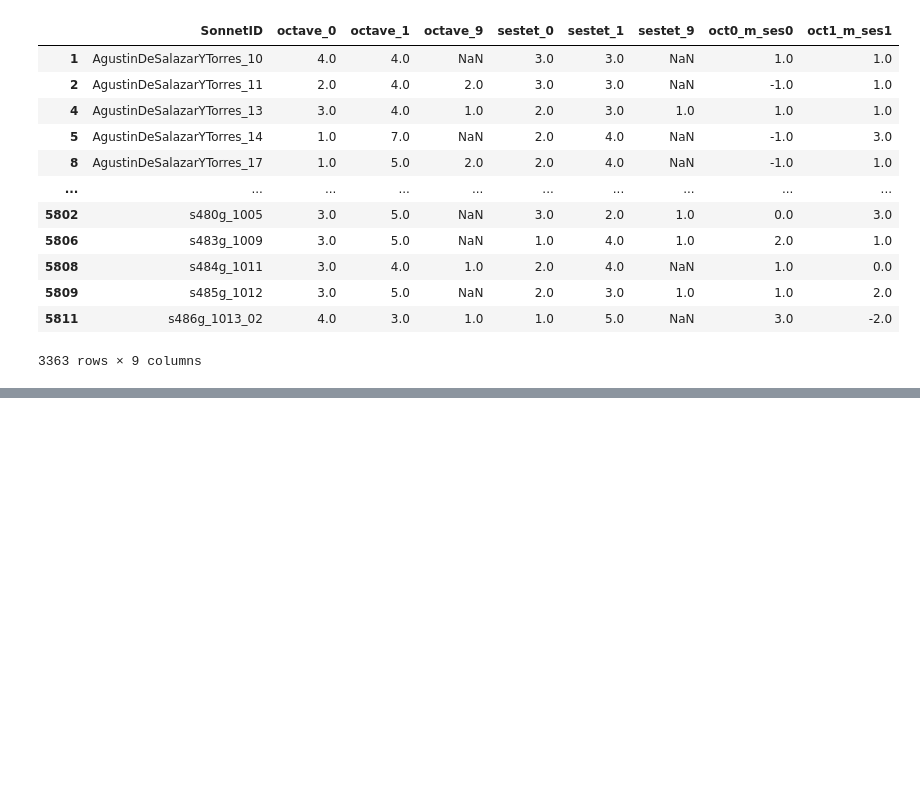
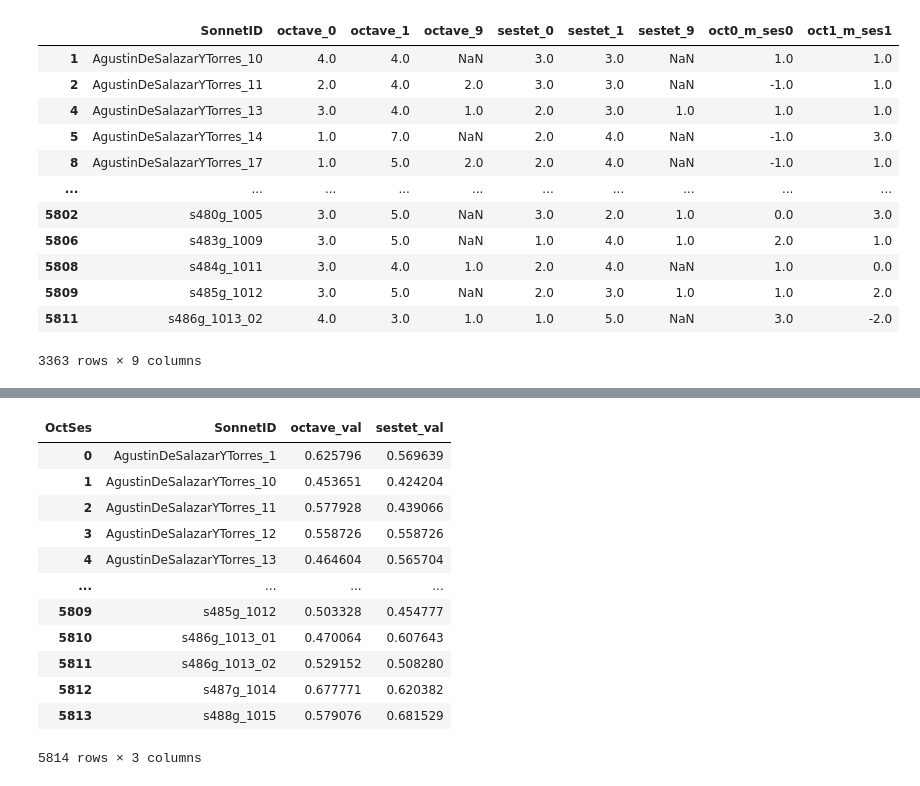
Before and after one commit to pruizf/rhyme-within-reason, a Jupyter notebook: scripts/annotation/analysis.ipynb, the cells around one changed output, grey strips where cells are left out. Cells and saved outputs as stored; diff of their text form; code cells hidden in the pictures; blank space fills up the shorter version.

```diff
--- a/scripts/annotation/analysis.ipynb
+++ b/scripts/annotation/analysis.ipynb
@@ -208,0 +236,16 @@ df3.to_csv(f"../../data/octave_vs_sestet_valence_binary_omin{octave_min}_smin_{s
+# %%
+os_groups_cont
+# %% [output]
+| OctSes | SonnetID | octave_val | sestet_val |
+| 0 | AgustinDeSalazarYTorres_1 | 0.625796 | 0.569639 |
+| 1 | AgustinDeSalazarYTorres_10 | 0.453651 | 0.424204 |
+| 2 | AgustinDeSalazarYTorres_11 | 0.577928 | 0.439066 |
+| 3 | AgustinDeSalazarYTorres_12 | 0.558726 | 0.558726 |
+| 4 | AgustinDeSalazarYTorres_13 | 0.464604 | 0.565704 |
+| ... | ... | ... | ... |
+| 5809 | s485g_1012 | 0.503328 | 0.454777 |
+| 5810 | s486g_1013_01 | 0.470064 | 0.607643 |
+| 5811 | s486g_1013_02 | 0.529152 | 0.508280 |
+| 5812 | s487g_1014 | 0.677771 | 0.620382 |
+| 5813 | s488g_1015 | 0.579076 | 0.681529 |
+5814 rows × 3 columns
```
Also changed, not shown: parts of 42 cells of this notebook, 3 other files.
